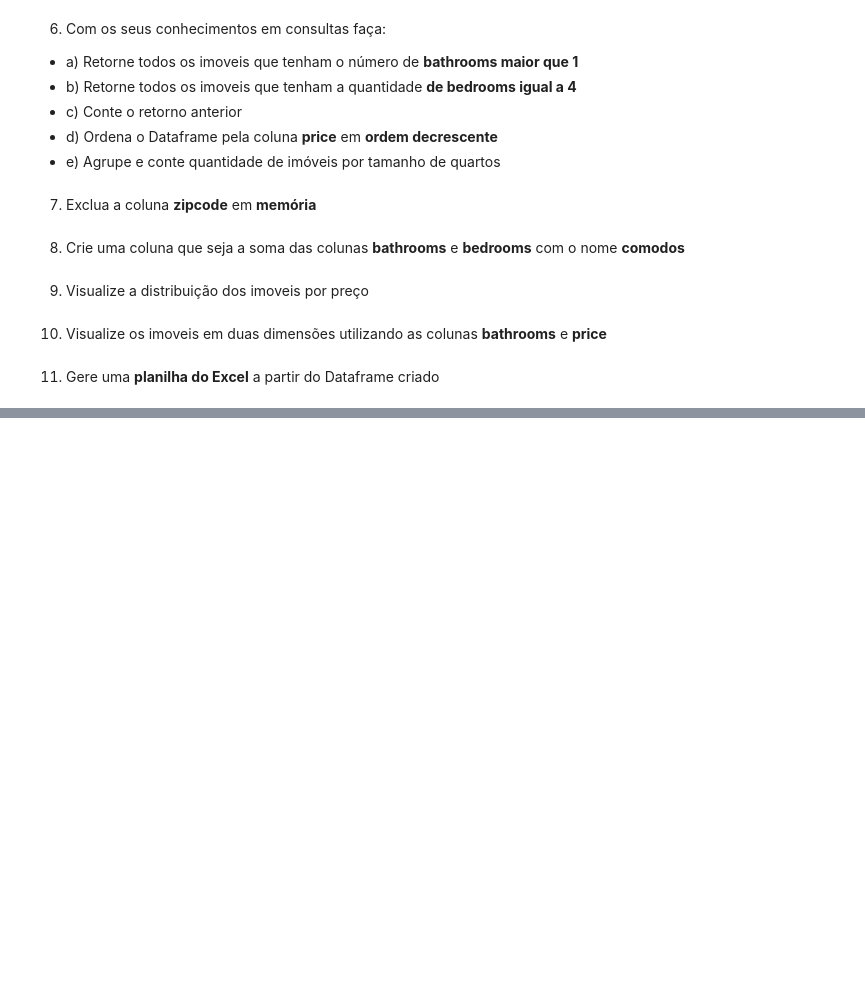
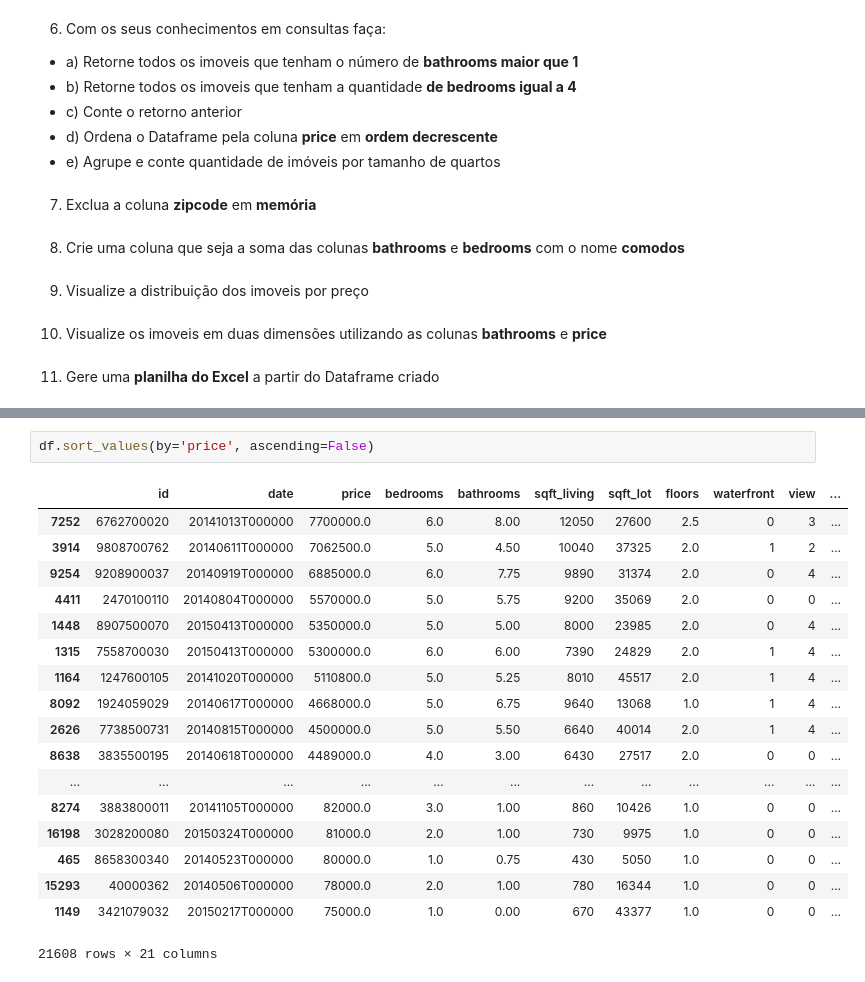
Before and after one commit to carruda1980/bootcamp, a Jupyter notebook: btcbh-data-analysis-exercicios.ipynb, the cells around one changed output, grey strips where cells are left out. Cells and saved outputs as stored; diff of their text form; blank space fills up the shorter version.

```diff
--- a/btcbh-data-analysis-exercicios.ipynb
+++ b/btcbh-data-analysis-exercicios.ipynb
@@ -42,0 +202,21 @@
+# %%
+df.sort_values(by='price', ascending=False)
+# %% [output]
+|  | id | date | price | bedrooms | bathrooms | sqft_living | sqft_lot | floors | waterfront | view | ... |
+| 7252 | 6762700020 | 20141013T000000 | 7700000.0 | 6.0 | 8.00 | 12050 | 27600 | 2.5 | 0 | 3 | ... |
+| 3914 | 9808700762 | 20140611T000000 | 7062500.0 | 5.0 | 4.50 | 10040 | 37325 | 2.0 | 1 | 2 | ... |
+| 9254 | 9208900037 | 20140919T000000 | 6885000.0 | 6.0 | 7.75 | 9890 | 31374 | 2.0 | 0 | 4 | ... |
+| 4411 | 2470100110 | 20140804T000000 | 5570000.0 | 5.0 | 5.75 | 9200 | 35069 | 2.0 | 0 | 0 | ... |
+| 1448 | 8907500070 | 20150413T000000 | 5350000.0 | 5.0 | 5.00 | 8000 | 23985 | 2.0 | 0 | 4 | ... |
+| 1315 | 7558700030 | 20150413T000000 | 5300000.0 | 6.0 | 6.00 | 7390 | 24829 | 2.0 | 1 | 4 | ... |
+| 1164 | 1247600105 | 20141020T000000 | 5110800.0 | 5.0 | 5.25 | 8010 | 45517 | 2.0 | 1 | 4 | ... |
+| 8092 | 1924059029 | 20140617T000000 | 4668000.0 | 5.0 | 6.75 | 9640 | 13068 | 1.0 | 1 | 4 | ... |
+| 2626 | 7738500731 | 20140815T000000 | 4500000.0 | 5.0 | 5.50 | 6640 | 40014 | 2.0 | 1 | 4 | ... |
+| 8638 | 3835500195 | 20140618T000000 | 4489000.0 | 4.0 | 3.00 | 6430 | 27517 | 2.0 | 0 | 0 | ... |
+| ... | ... | ... | ... | ... | ... | ... | ... | ... | ... | ... | ... |
+| 8274 | 3883800011 | 20141105T000000 | 82000.0 | 3.0 | 1.00 | 860 | 10426 | 1.0 | 0 | 0 | ... |
+| 16198 | 3028200080 | 20150324T000000 | 81000.0 | 2.0 | 1.00 | 730 | 9975 | 1.0 | 0 | 0 | ... |
+| 465 | 8658300340 | 20140523T000000 | 80000.0 | 1.0 | 0.75 | 430 | 5050 | 1.0 | 0 | 0 | ... |
+| 15293 | 40000362 | 20140506T000000 | 78000.0 | 2.0 | 1.00 | 780 | 16344 | 1.0 | 0 | 0 | ... |
+| 1149 | 3421079032 | 20150217T000000 | 75000.0 | 1.0 | 0.00 | 670 | 43377 | 1.0 | 0 | 0 | ... |
+21608 rows × 21 columns
```
Also changed, not shown: parts of 21 cells of this notebook, 1 other file.
